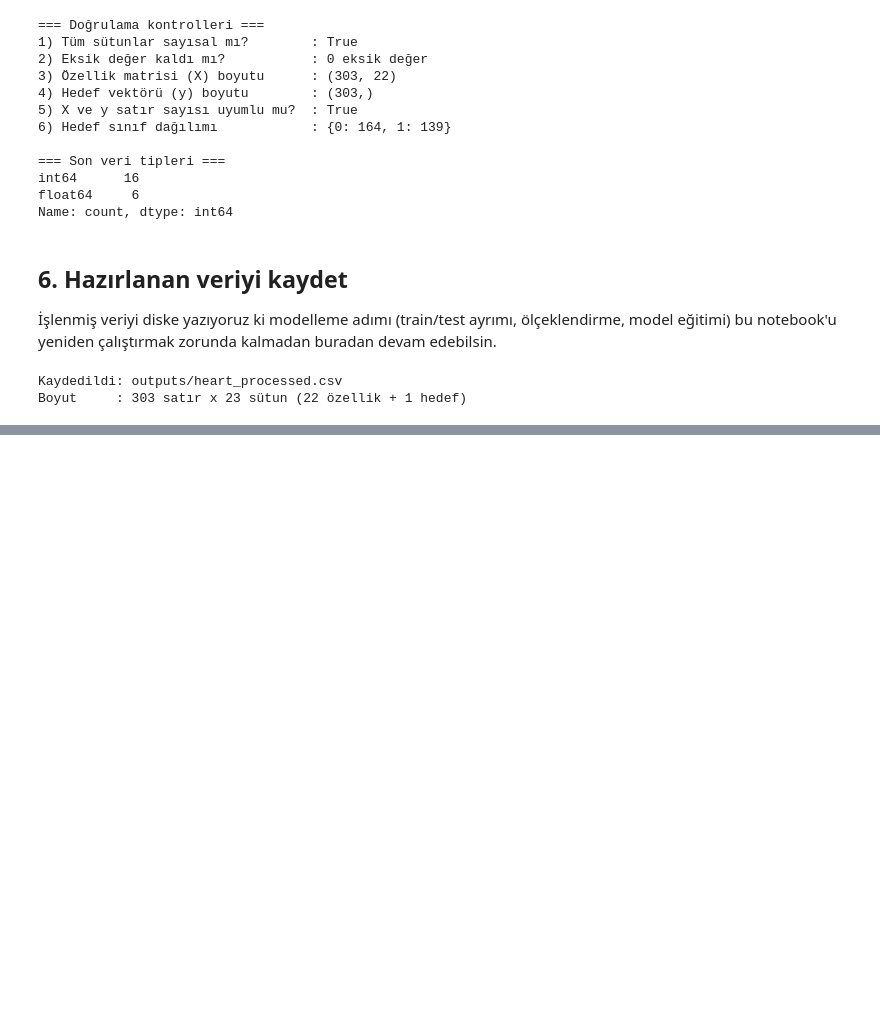
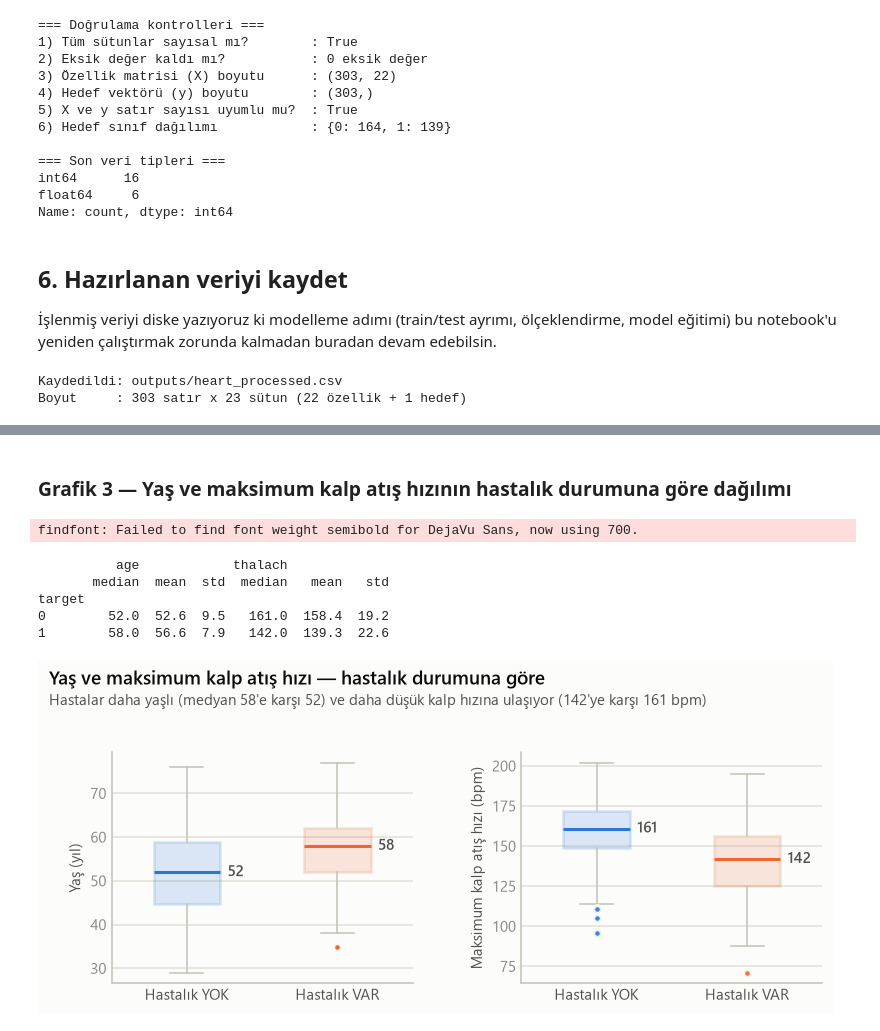
Before and after one commit to ahmttlh16/Siniflandirma_proje_yzt, a Jupyter notebook: analysis.ipynb, the cells around one changed output, grey strips where cells are left out. Drawn from its saved outputs; the diff is of its cells as text; code cells hidden in the pictures; blank space fills up the shorter version.

```diff
--- a/analysis.ipynb
+++ b/analysis.ipynb
@@ -467,0 +724,63 @@ Boyut     : 303 satır x 23 sütun (22 özellik + 1 hedef)
+# %% [markdown]
+### Grafik 3 — Yaş ve maksimum kalp atış hızının hastalık durumuna göre dağılımı
+# %%
+def kutu_ciz(ax, kolon, eksen_adi):
+    gruplar = [df_temiz.loc[df_temiz["target"] == s, kolon].values for s in (0, 1)]
+    bp = ax.boxplot(gruplar, widths=0.44, patch_artist=True, showfliers=True,
+                    whiskerprops=dict(color=AXIS, linewidth=1.0),
+                    capprops=dict(color=AXIS, linewidth=1.0))
+    for kutu, renk in zip(bp["boxes"], (C_YOK, C_VAR)):
+        kutu.set(facecolor=renk, alpha=0.16, edgecolor=renk, linewidth=1.8)
+    for orta, renk in zip(bp["medians"], (C_YOK, C_VAR)):
+        orta.set(color=renk, linewidth=2.0)
+    for ucuk, renk in zip(bp["fliers"], (C_YOK, C_VAR)):
+        ucuk.set(marker="o", markersize=5, markerfacecolor=renk,
+                 markeredgecolor=SURFACE, markeredgewidth=2.0, alpha=0.9)
+
+    # Medyanları doğrudan etiketle (seçici etiketleme: kıyaslamanın özü bu iki sayı)
+    for i, s in enumerate((0, 1)):
+        med = df_temiz.loc[df_temiz["target"] == s, kolon].median()
+        ax.text(i + 1 + 0.27, med, f"{med:g}", va="center", ha="left",
+                fontsize=10, color=INK_2, fontweight="semibold")
+
+    ax.set_xticks([1, 2])
+    ax.set_xticklabels(["Hastalık YOK", "Hastalık VAR"])
+    ax.tick_params(axis="x", labelcolor=INK_2, labelsize=10)
+    ax.set_ylabel(eksen_adi, fontsize=9.5, color=INK_2)
+    ax.yaxis.grid(True, color=GRID, linewidth=1.0)
+    ax.set_axisbelow(True)
+
+
+print(df_temiz.groupby("target")[["age", "thalach"]]
+      .agg(["median", "mean", "std"]).round(1))
+
+fig = plt.figure(figsize=(7.6, 3.5), facecolor=SURFACE)
+eksenler = []
+for sol in (0.09, 0.58):
+    ax = fig.add_axes([sol, 0.15, 0.36, 0.60])
+    ax.set_facecolor(SURFACE)
+    for yan in ("top", "right"):
+        ax.spines[yan].set_visible(False)
+    for yan in ("left", "bottom"):
+        ax.spines[yan].set_color(AXIS)
+        ax.spines[yan].set_linewidth(1.0)
+    ax.tick_params(colors=MUTED, length=0, labelsize=9.5)
+    eksenler.append(ax)
+
+kutu_ciz(eksenler[0], "age", "Yaş (yıl)")
+kutu_ciz(eksenler[1], "thalach", "Maksimum kalp atış hızı (bpm)")
+
+baslik(fig,
+       "Yaş ve maksimum kalp atış hızı — hastalık durumuna göre",
+       "Hastalar daha yaşlı (medyan 58'e karşı 52) ve daha düşük kalp hızına ulaşıyor "
+       "(142'ye karşı 161 bpm)")
+kaydet(fig, "g3_yas_thalach_boxplot")
+plt.show()
+# %% [output]
+findfont: Failed to find font weight semibold for DejaVu Sans, now using 700.
+          age            thalach
+       median  mean  std  median   mean   std
+target
+0        52.0  52.6  9.5   161.0  158.4  19.2
+1        58.0  56.6  7.9   142.0  139.3  22.6
+[figure, added]
```
Also changed, not shown: parts of 20 cells of this notebook, 6 other files.
